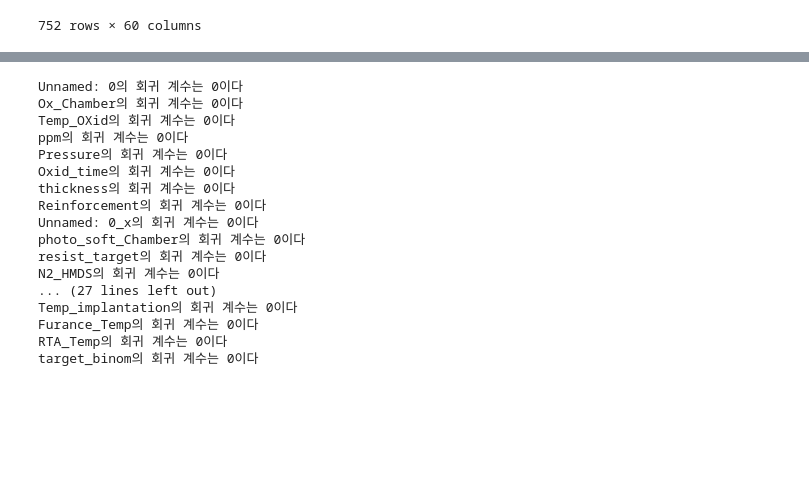
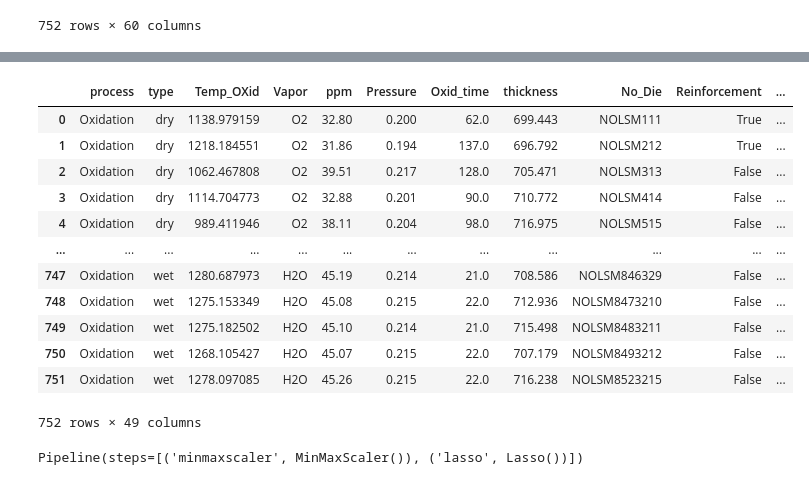
Before and after one commit to Achil7/SW_Membership_BIGDATA, a Jupyter notebook: 9주차 머신러닝/Day7_Algorithm.ipynb, the cells around one changed output, grey strips where cells are left out. Drawn from its saved outputs; the diff is of its cells as text; code cells hidden in the pictures; blank space fills up the shorter version.

Commit message:
알고리즘, Pipeline, Graphviz

```diff
--- a/9주차 머신러닝/Day7_Algorithm.ipynb
+++ b/9주차 머신러닝/Day7_Algorithm.ipynb
@@ -563,39 +580,37 @@ df5
+# %%
+# 데이터 핸들링 --> chamber 관련 및 필요없는 컬럼 제거
+df6 = df5.drop(columns=['Unnamed: 0', 'Ox_Chamber','Unnamed: 0_x','photo_soft_Chamber',
+                 'lithography_Chamber','Unnamed: 0_y', 'Etching_Chamber',
+                 'Chamber_Num', 'Error_message', 'target_binom', 'Chamber_Route'])
+df6
+# %% [output]
+|  | process | type | Temp_OXid | Vapor | ppm | Pressure | Oxid_time | thickness | No_Die | Reinforcement | ... |
+| 0 | Oxidation | dry | 1138.979159 | O2 | 32.80 | 0.200 | 62.0 | 699.443 | NOLSM111 | True | ... |
+| 1 | Oxidation | dry | 1218.184551 | O2 | 31.86 | 0.194 | 137.0 | 696.792 | NOLSM212 | True | ... |
+| 2 | Oxidation | dry | 1062.467808 | O2 | 39.51 | 0.217 | 128.0 | 705.471 | NOLSM313 | False | ... |
+| 3 | Oxidation | dry | 1114.704773 | O2 | 32.88 | 0.201 | 90.0 | 710.772 | NOLSM414 | False | ... |
+| 4 | Oxidation | dry | 989.411946 | O2 | 38.11 | 0.204 | 98.0 | 716.975 | NOLSM515 | False | ... |
+| ... | ... | ... | ... | ... | ... | ... | ... | ... | ... | ... | ... |
+| 747 | Oxidation | wet | 1280.687973 | H2O | 45.19 | 0.214 | 21.0 | 708.586 | NOLSM846329 | False | ... |
+| 748 | Oxidation | wet | 1275.153349 | H2O | 45.08 | 0.215 | 22.0 | 712.936 | NOLSM8473210 | False | ... |
+| 749 | Oxidation | wet | 1275.182502 | H2O | 45.10 | 0.214 | 21.0 | 715.498 | NOLSM8483211 | False | ... |
+| 750 | Oxidation | wet | 1268.105427 | H2O | 45.07 | 0.215 | 22.0 | 707.179 | NOLSM8493212 | False | ... |
+| 751 | Oxidation | wet | 1278.097085 | H2O | 45.26 | 0.215 | 22.0 | 716.238 | NOLSM8523215 | False | ... |
+752 rows × 49 columns
 # %%
 # 10. 'Target'값을 예측하는 회귀 모델을 구성
 #     - 모든 연속형 데이터를 X로 'Target'을 Y로 선언하여 회귀모델을 구성
 #     - 특성공학 X
 #     - Lasso 회귀모델을 이용해, 회귀계수가 0인 변수를 확인
-
-num_list = df5.select_dtypes(exclude = 'object').columns.tolist()
-X = df5[num_list]
-Y = df5['Target']
+#     - 그리고 유의미한 변수만 추출한다.
+num_list = df6.select_dtypes(exclude = 'object').columns.tolist()
+X = df6[num_list].drop('Target', axis = 1)
+Y = df6['Target']
 
 x_train, x_test, y_train, y_test = train_test_split(X,Y,test_size = 0.2, random_state=42)
 
-
 from sklearn.linear_model import Lasso
-model = Lasso()
-model.fit(x_train,y_train)
-res = model.coef_
+pipe_model = make_pipeline(MinMaxScaler(), Lasso())
+pipe_model.fit(x_train,y_train)
+# %% [output]
+Pipeline(steps=[('minmaxscaler', MinMaxScaler()), ('lasso', Lasso())])
-# %%
-for i in range(len(res)):
-    if res[i] == 0:
-        print(f'{num_list[i]}의 회귀 계수는 0이다')
-# %% [output]
-Unnamed: 0의 회귀 계수는 0이다
-Ox_Chamber의 회귀 계수는 0이다
-Temp_OXid의 회귀 계수는 0이다
-ppm의 회귀 계수는 0이다
-Pressure의 회귀 계수는 0이다
-Oxid_time의 회귀 계수는 0이다
-thickness의 회귀 계수는 0이다
-Reinforcement의 회귀 계수는 0이다
-Unnamed: 0_x의 회귀 계수는 0이다
-photo_soft_Chamber의 회귀 계수는 0이다
-resist_target의 회귀 계수는 0이다
-N2_HMDS의 회귀 계수는 0이다
-... (27 lines left out)
-Temp_implantation의 회귀 계수는 0이다
-Furance_Temp의 회귀 계수는 0이다
-RTA_Temp의 회귀 계수는 0이다
-target_binom의 회귀 계수는 0이다
```
Also changed, not shown: parts of 5 cells of this notebook.
